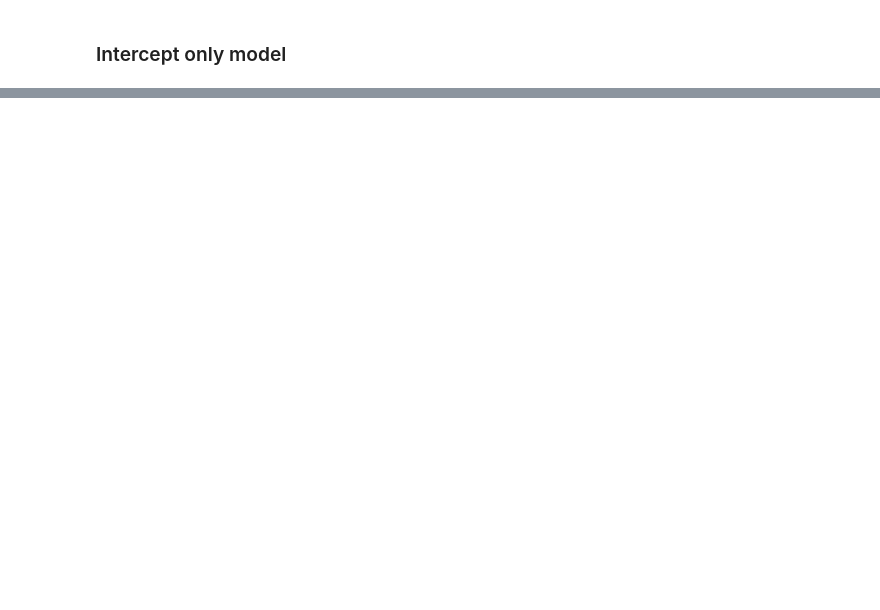
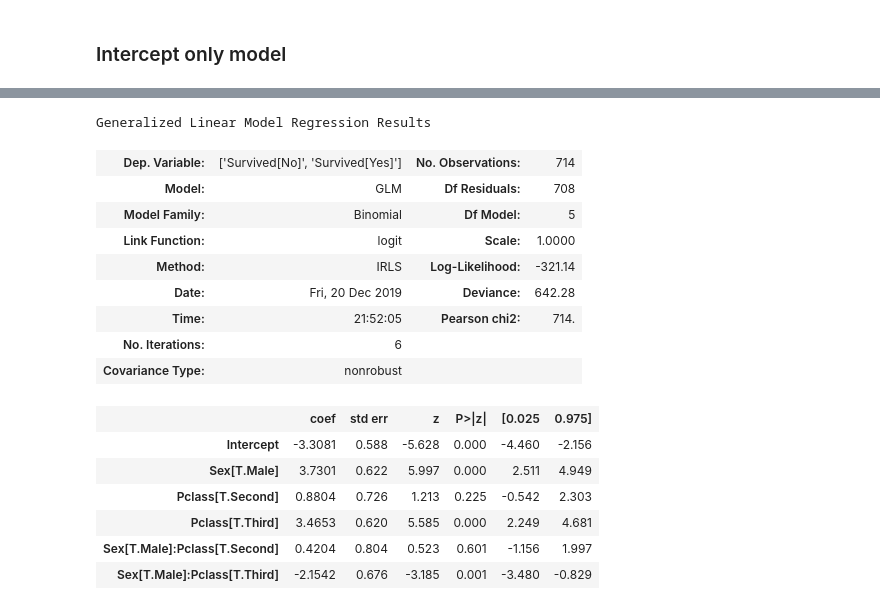
Before and after one commit to PavelVoroninR/Jupiter, a Jupyter notebook: Logistic Regression.ipynb, the cells around one changed output, grey strips where cells are left out. Saved outputs shown, nothing was run; the diff lists cells and outputs as text; code cells hidden in the pictures; blank space fills up the shorter version.

```diff
--- a/Logistic Regression.ipynb
+++ b/Logistic Regression.ipynb
@@ -102,2 +102,22 @@ pd.crosstab(df.Survived, df.Sex)
 # %%
-model = sm.formula.glm('Survived ~ Sex', data=df, family = sm.families.Binomial()).fit()
+model = sm.formula.glm('Survived ~ Sex * Pclass', data=df, family = sm.families.Binomial()).fit()
+# %%
+model.summary()
+# %% [output]
+Generalized Linear Model Regression Results
+| Dep. Variable: | ['Survived[No]', 'Survived[Yes]'] | No. Observations: | 714 |
+| Model: | GLM | Df Residuals: | 708 |
+| Model Family: | Binomial | Df Model: | 5 |
+| Link Function: | logit | Scale: | 1.0000 |
+| Method: | IRLS | Log-Likelihood: | -321.14 |
+| Date: | Fri, 20 Dec 2019 | Deviance: | 642.28 |
+| Time: | 21:52:05 | Pearson chi2: | 714. |
+| No. Iterations: | 6 |  |  |
+| Covariance Type: | nonrobust |  |  |
+|  | coef | std err | z | P>|z| | [0.025 | 0.975] |
+| Intercept | -3.3081 | 0.588 | -5.628 | 0.000 | -4.460 | -2.156 |
+| Sex[T.Male] | 3.7301 | 0.622 | 5.997 | 0.000 | 2.511 | 4.949 |
+| Pclass[T.Second] | 0.8804 | 0.726 | 1.213 | 0.225 | -0.542 | 2.303 |
+| Pclass[T.Third] | 3.4653 | 0.620 | 5.585 | 0.000 | 2.249 | 4.681 |
+| Sex[T.Male]:Pclass[T.Second] | 0.4204 | 0.804 | 0.523 | 0.601 | -1.156 | 1.997 |
+| Sex[T.Male]:Pclass[T.Third] | -2.1542 | 0.676 | -3.185 | 0.001 | -3.480 | -0.829 |
```
Also changed, not shown: parts of 6 cells of this notebook.
